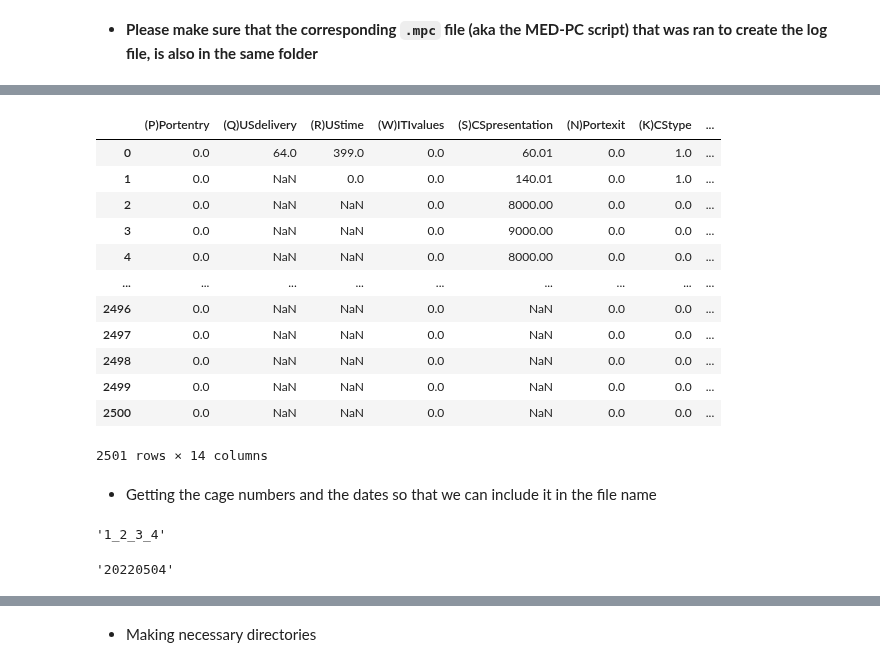
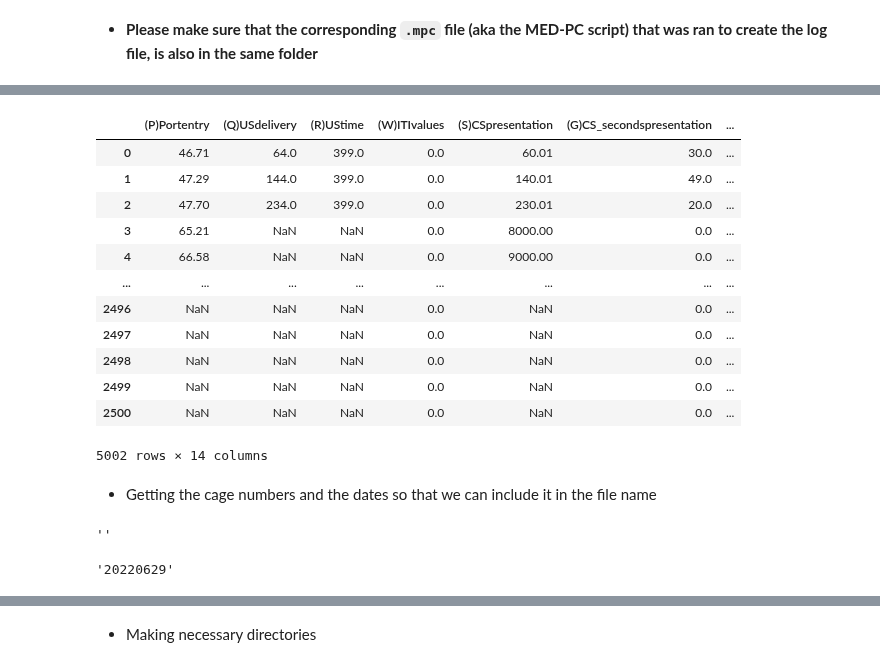
Before and after one commit to padillacoreanolab/med_pc_repo, a Jupyter notebook: jupyter_notebooks/01_extracting_recording_data_and_metadata.ipynb, the cells around one changed output, grey strips where cells are left out. Saved outputs shown, nothing was run; the diff lists cells and outputs as text; code cells hidden in the pictures.

```diff
--- a/jupyter_notebooks/01_extracting_recording_data_and_metadata.ipynb
+++ b/jupyter_notebooks/01_extracting_recording_data_and_metadata.ipynb
@@ -28,7 +30,7 @@ import extract.metadata
 # %% [markdown]
 # NOTE: The following path must be changed to the directory where your MED-PC recording files are located, if they are not in the specied folder
 # %%
-all_med_pc_file = glob.glob("./example_recordings/*.txt")
+all_med_pc_file = glob.glob("./data/clock_recording/*.txt")
 # %% [markdown]
 - Use this instead if you're using you're own data
 # %% [raw]
@@ -277,19 +265,19 @@ concatted_medpc_df = extract.dataframe.get_medpc_dataframe_from_list_of_files(me
 # %%
-concatted_medpc_df.dropna(subset="(G)CSpresentation")
+concatted_medpc_df.dropna(subset="(G)CS_secondspresentation")
 # %% [output]
-|  | (P)Portentry | (Q)USdelivery | (R)UStime | (W)ITIvalues | (S)CSpresentation | (N)Portexit | (K)CStype | ... |
-| 0 | 0.0 | 64.0 | 399.0 | 0.0 | 60.01 | 0.0 | 1.0 | ... |
-| 1 | 0.0 | NaN | 0.0 | 0.0 | 140.01 | 0.0 | 1.0 | ... |
-| 2 | 0.0 | NaN | NaN | 0.0 | 8000.00 | 0.0 | 0.0 | ... |
-| 3 | 0.0 | NaN | NaN | 0.0 | 9000.00 | 0.0 | 0.0 | ... |
-| 4 | 0.0 | NaN | NaN | 0.0 | 8000.00 | 0.0 | 0.0 | ... |
-| ... | ... | ... | ... | ... | ... | ... | ... | ... |
-| 2496 | 0.0 | NaN | NaN | 0.0 | NaN | 0.0 | 0.0 | ... |
-| 2497 | 0.0 | NaN | NaN | 0.0 | NaN | 0.0 | 0.0 | ... |
-| 2498 | 0.0 | NaN | NaN | 0.0 | NaN | 0.0 | 0.0 | ... |
-| 2499 | 0.0 | NaN | NaN | 0.0 | NaN | 0.0 | 0.0 | ... |
-| 2500 | 0.0 | NaN | NaN | 0.0 | NaN | 0.0 | 0.0 | ... |
+|  | (P)Portentry | (Q)USdelivery | (R)UStime | (W)ITIvalues | (S)CSpresentation | (G)CS_secondspresentation | ... |
+| 0 | 46.71 | 64.0 | 399.0 | 0.0 | 60.01 | 30.0 | ... |
+| 1 | 47.29 | 144.0 | 399.0 | 0.0 | 140.01 | 49.0 | ... |
+| 2 | 47.70 | 234.0 | 399.0 | 0.0 | 230.01 | 20.0 | ... |
+| 3 | 65.21 | NaN | NaN | 0.0 | 8000.00 | 0.0 | ... |
+| 4 | 66.58 | NaN | NaN | 0.0 | 9000.00 | 0.0 | ... |
+| ... | ... | ... | ... | ... | ... | ... | ... |
+| 2496 | NaN | NaN | NaN | 0.0 | NaN | 0.0 | ... |
+| 2497 | NaN | NaN | NaN | 0.0 | NaN | 0.0 | ... |
+| 2498 | NaN | NaN | NaN | 0.0 | NaN | 0.0 | ... |
+| 2499 | NaN | NaN | NaN | 0.0 | NaN | 0.0 | ... |
+| 2500 | NaN | NaN | NaN | 0.0 | NaN | 0.0 | ... |
-2501 rows × 14 columns
+5002 rows × 14 columns
 # %% [markdown]
 - Getting the cage numbers and the dates so that we can include it in the file name
 # %%
@@ -301,7 +289,7 @@ cage_numbers_for_title = "_".join(cage_numbers)
 # %%
 cage_numbers_for_title
 # %% [output]
-'1_2_3_4'
+''
 # %%
 # Getting the first and last recording date to get a range
 earliest_date = concatted_medpc_df["date"].min()
@@ -309,7 +297,7 @@ latest_date = concatted_medpc_df["date"].max()
 # %%
 earliest_date
 # %% [output]
-'20220504'
+'20220629'
 # %%
 latest_date
 # %% [output]
```
Also changed, not shown: parts of 36 cells of this notebook, 1 other file.
